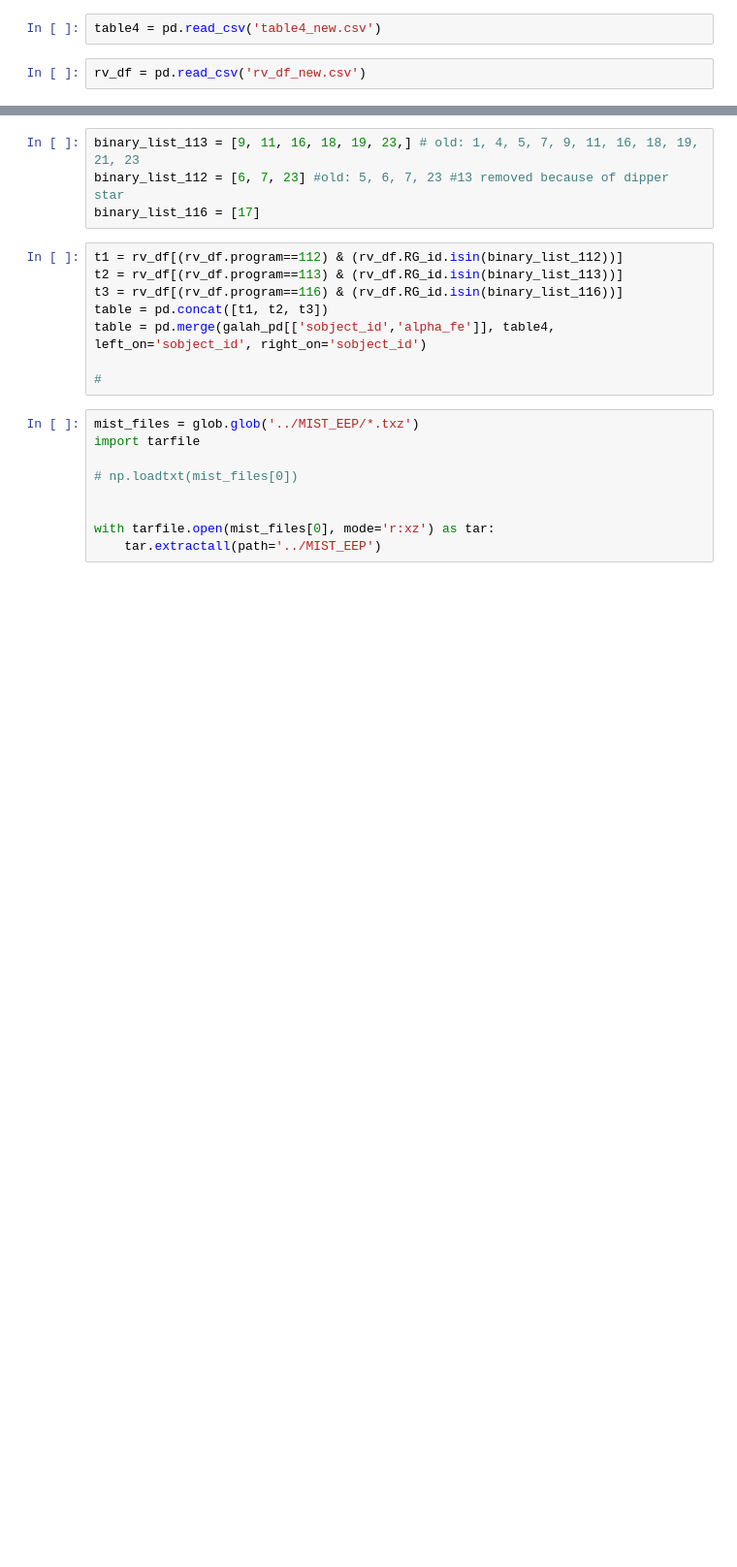
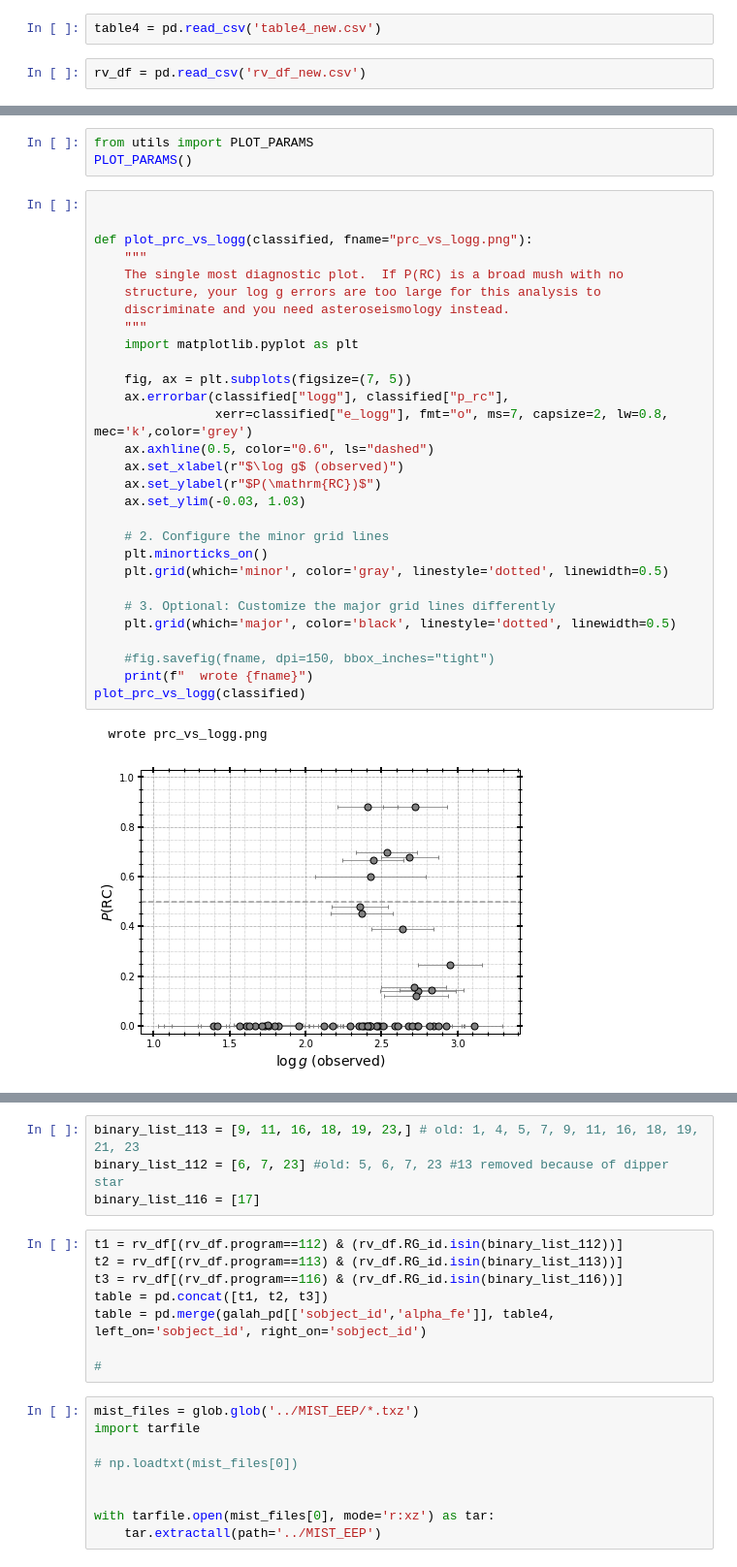
Before and after one commit to MaryumSayeed/ESPRESSO, a Jupyter notebook: scripts/isochrones.ipynb, the cells around one changed output, grey strips where cells are left out. Shown at 97% size. Drawn from its saved outputs; the diff is of its cells as text; blank space fills up the shorter version.

```diff
--- a/scripts/isochrones.ipynb
+++ b/scripts/isochrones.ipynb
@@ -17,0 +470,35 @@ rv_df = pd.read_csv('rv_df_new.csv')
+# %%
+from utils import PLOT_PARAMS
+PLOT_PARAMS()
+# %%
+
+
+def plot_prc_vs_logg(classified, fname="prc_vs_logg.png"):
+    """
+    The single most diagnostic plot.  If P(RC) is a broad mush with no
+    structure, your log g errors are too large for this analysis to
+    discriminate and you need asteroseismology instead.
+    """
+    import matplotlib.pyplot as plt
+
+    fig, ax = plt.subplots(figsize=(7, 5))
+    ax.errorbar(classified["logg"], classified["p_rc"],
+                xerr=classified["e_logg"], fmt="o", ms=7, capsize=2, lw=0.8, mec='k',color='grey')
+    ax.axhline(0.5, color="0.6", ls="dashed")
+    ax.set_xlabel(r"$\log g$ (observed)")
+    ax.set_ylabel(r"$P(\mathrm{RC})$")
+    ax.set_ylim(-0.03, 1.03)
+
+    # 2. Configure the minor grid lines
+    plt.minorticks_on()
+    plt.grid(which='minor', color='gray', linestyle='dotted', linewidth=0.5)
+
+    # 3. Optional: Customize the major grid lines differently
+    plt.grid(which='major', color='black', linestyle='dotted', linewidth=0.5)
+
+    #fig.savefig(fname, dpi=150, bbox_inches="tight")
+    print(f"  wrote {fname}")
+plot_prc_vs_logg(classified)
+# %% [output]
+  wrote prc_vs_logg.png
+[figure, added]
```
Also changed, not shown: parts of 25 cells of this notebook.
